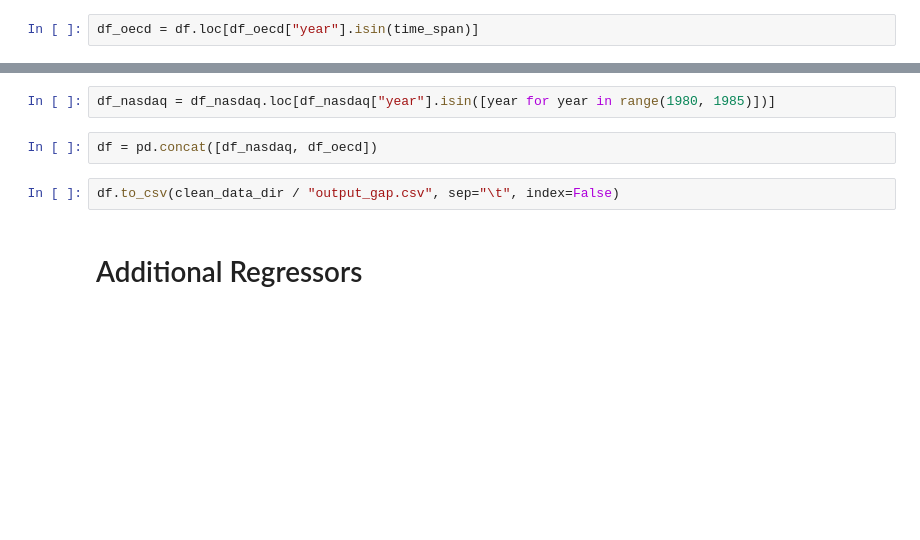
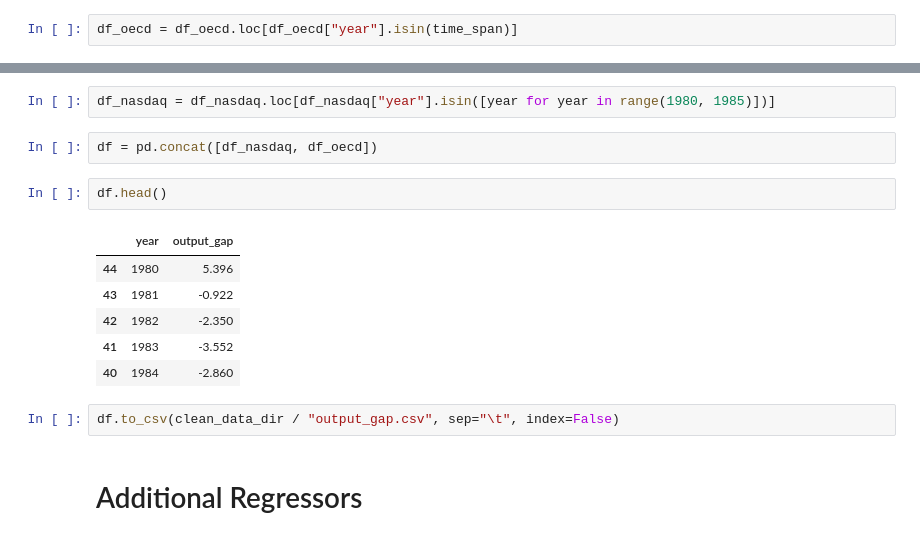
Before and after one commit to AlessandroMorosini/Taylor-Rule-Estimation, a Jupyter notebook: extraction.ipynb, the cells around one changed output, grey strips where cells are left out. Saved outputs shown, nothing was run; the diff lists cells and outputs as text; blank space fills up the shorter version.

```diff
--- a/extraction.ipynb
+++ b/extraction.ipynb
@@ -154,2 +166,2 @@ array([1985, 1986, 1987, 1988, 1989, 1990, 1991, 1992, 1993, 1994, 1995,
 # %%
-df_oecd = df.loc[df_oecd["year"].isin(time_span)]
+df_oecd = df_oecd.loc[df_oecd["year"].isin(time_span)]
@@ -168,6 +184,15 @@ df_nasdaq = df_nasdaq.sort_values("year")
 df_nasdaq = df_nasdaq.loc[df_nasdaq["year"].isin([year for year in range(1980, 1985)])]
 # %%
 df = pd.concat([df_nasdaq, df_oecd])
+# %%
+df.head()
+# %% [output]
+|  | year | output_gap |
+| 44 | 1980 | 5.396 |
+| 43 | 1981 | -0.922 |
+| 42 | 1982 | -2.350 |
+| 41 | 1983 | -3.552 |
+| 40 | 1984 | -2.860 |
 # %%
 df.to_csv(clean_data_dir / "output_gap.csv", sep="\t", index=False)
 # %% [markdown]
```
Also changed, not shown: parts of 27 cells of this notebook, 3 other files.
